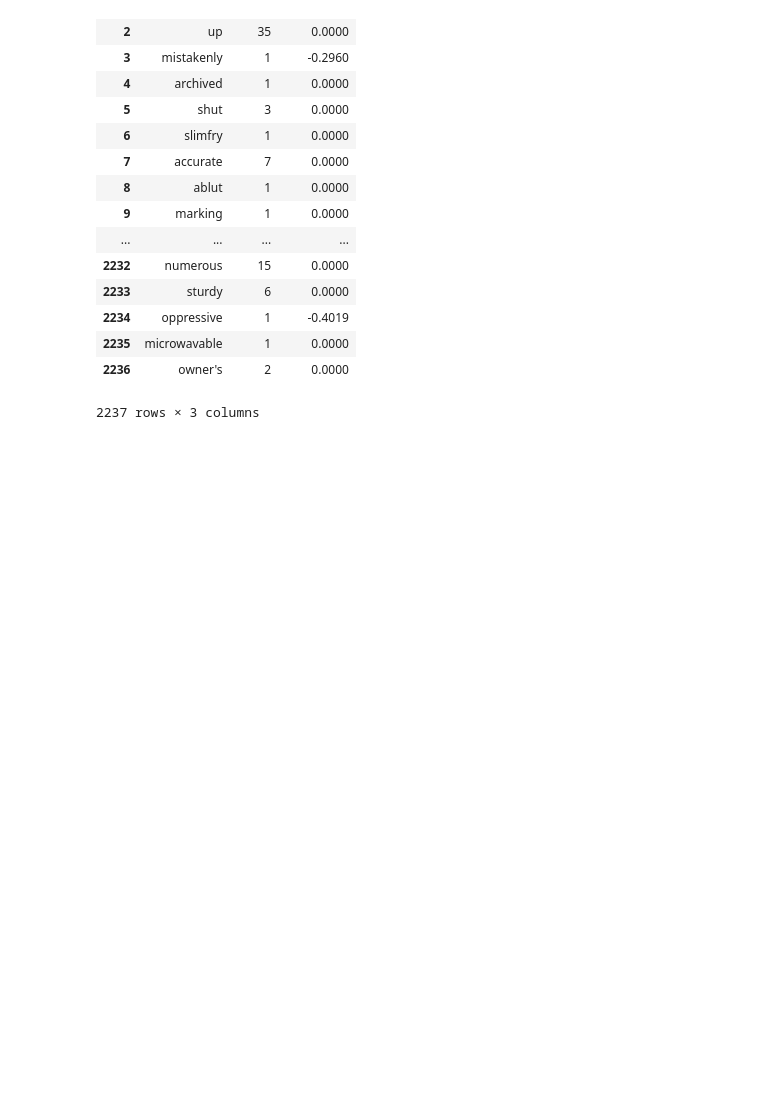
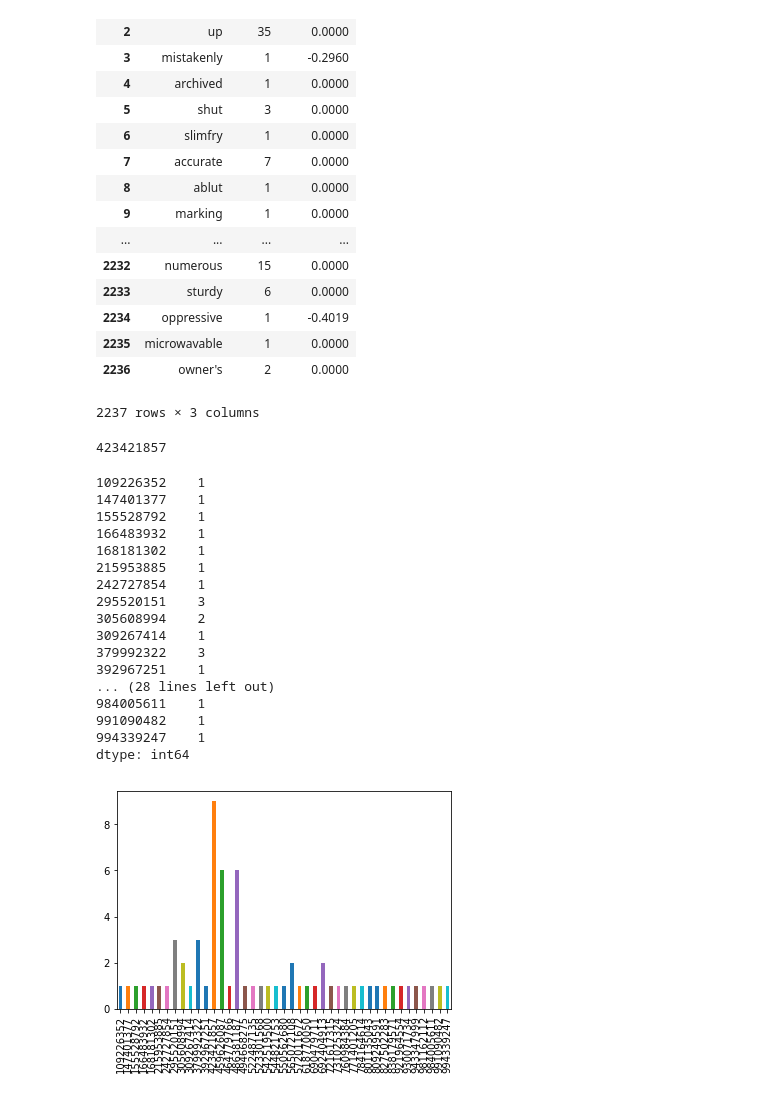
Before and after one commit to PasinduT/ComapProblemC, a Jupyter notebook: Untitled.ipynb, the cells around one changed output. Saved outputs shown, nothing was run; the diff lists cells and outputs as text; code cells hidden in the pictures; blank space fills up the shorter version.

```diff
--- a/Untitled.ipynb
+++ b/Untitled.ipynb
@@ -297,3 +297,44 @@ adjective.to_csv('adjectives_hair_dryer.csv')
 | 2235 | microwavable | 1 | 0.0000 |
 | 2236 | owner's | 2 | 0.0000 |
 2237 rows × 3 columns
+# %%
+
+def product_id_per_product_parent(filename, plot = True):
+    some = pd.read_csv(filename)
+
+    noth = {}
+    print(some[some.product_id == pd.unique(some['product_id'])[0]]['product_parent'][0])
+    pp =0
+    for i in pd.unique(some['product_id']):
+    #     print(pp)
+        pp = some[some.product_id == i]['product_parent'].iloc[0]
+        if pp not in noth:
+            noth[pp] = 0
+        noth[pp] += 1
+
+    ss = pd.Series(noth)
+    if (plot):
+        ss.plot(kind='bar')
+    return ss
+# %%
+product_id_per_product_parent('cleaned_microwave.csv')
+# %% [output]
+423421857
+109226352    1
+147401377    1
+155528792    1
+166483932    1
+168181302    1
+215953885    1
+242727854    1
+295520151    3
+305608994    2
+309267414    1
+379992322    3
+392967251    1
+... (28 lines left out)
+984005611    1
+991090482    1
+994339247    1
+dtype: int64
+[figure, added]
```
Also changed, not shown: parts of 4 cells of this notebook, 3 other files.
